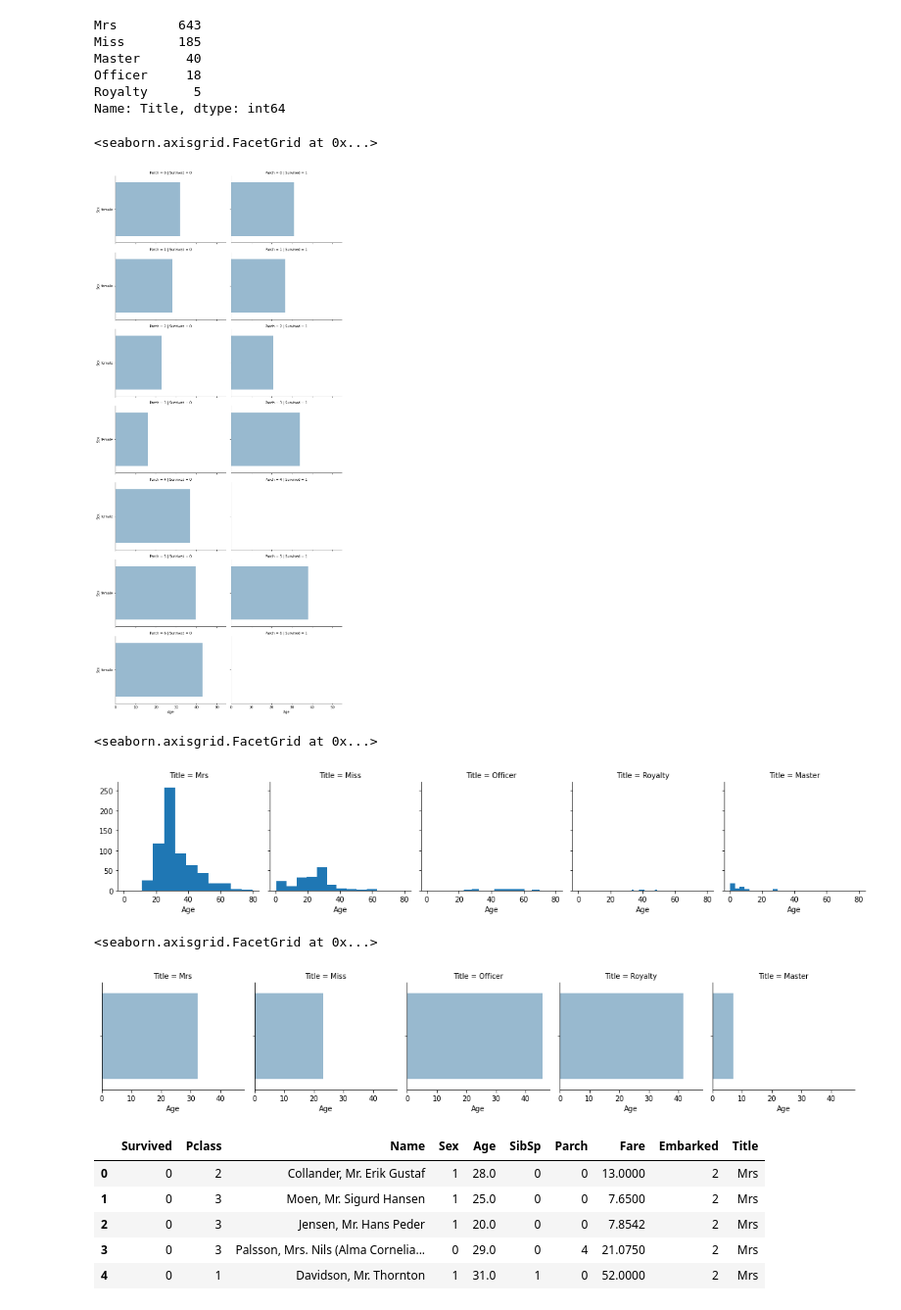
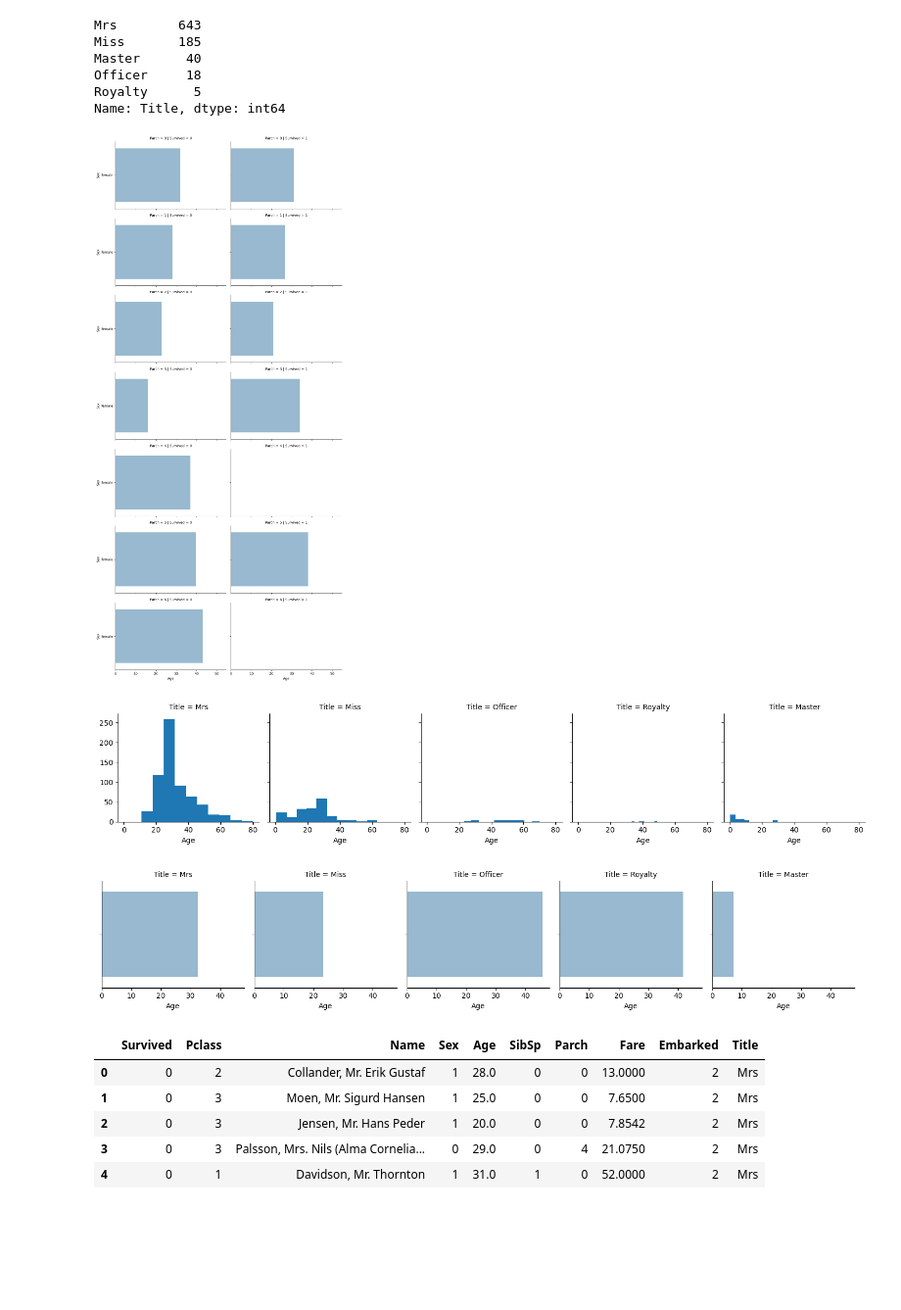
Before and after one commit to Abdou240/Python-Artificial_Intelligence, a Jupyter notebook: IA/IA_Checkpoint/Data_Visualization.ipynb, the cells around one changed output. Shown at 98% size. Saved outputs shown, nothing was run; the diff lists cells and outputs as text; code cells hidden in the pictures; blank space fills up the shorter version.

```diff
--- a/IA/IA_Checkpoint/Data_Visualization.ipynb
+++ b/IA/IA_Checkpoint/Data_Visualization.ipynb
@@ -115,7 +115,7 @@ Use what you have learned so far to conclude if this feature is useful or not.
 # %%
 # Preprocessing phase.
 import pandas as pd
-Titanic = pd.read_csv("titanic-passengers.csv",sep =";")
+Titanic = pd.read_csv("data/titanic-passengers.csv",sep =";")
 # Head of the Dataset
 Titanic.head()
 #Titanic.tail()
@@ -766,26 +755,23 @@ Name: Title, dtype: int64
 # %%
 grid = sns.FacetGrid(Titanic,row = "Parch" ,col = "Survived", height = 3.2, aspect =1.6)
 
-grid.map(sns.barplot,"Age","Sex", alpha =.5,ci = None)
-grid.add_legend()
+grid.map(sns.barplot,"Age","Sex", alpha =.5,ci = None , order = None)
+grid.add_legend();
 # %% [output]
-<seaborn.axisgrid.FacetGrid at 0x...>
-[figure, old version]
+[figure, new version]
 # %%
 # Visualize the correlation between Title and other features(e.g Sex, Fare, Age...)
 # Title Vs Survived
 g = sns.FacetGrid(Titanic, col='Title')
-g.map(plt.hist,"Age",bins=10)
+g.map(plt.hist,"Age",bins=10);
 # %% [output]
-<seaborn.axisgrid.FacetGrid at 0x...>
 [figure]
 # %%
 # Title Vs Age
 g = sns.FacetGrid(Titanic, col='Title')
-g.map(sns.barplot,"Age", alpha =.5,ci = None)
-g.add_legend()
+g.map(sns.barplot,"Age", alpha =.5,ci = None , order = None)
+g.add_legend();
 # %% [output]
-<seaborn.axisgrid.FacetGrid at 0x...>
 [figure]
 # %%
 # Sex from Categorical to Nemrical
```
Also changed, not shown: parts of 41 cells of this notebook, 32 other files.
